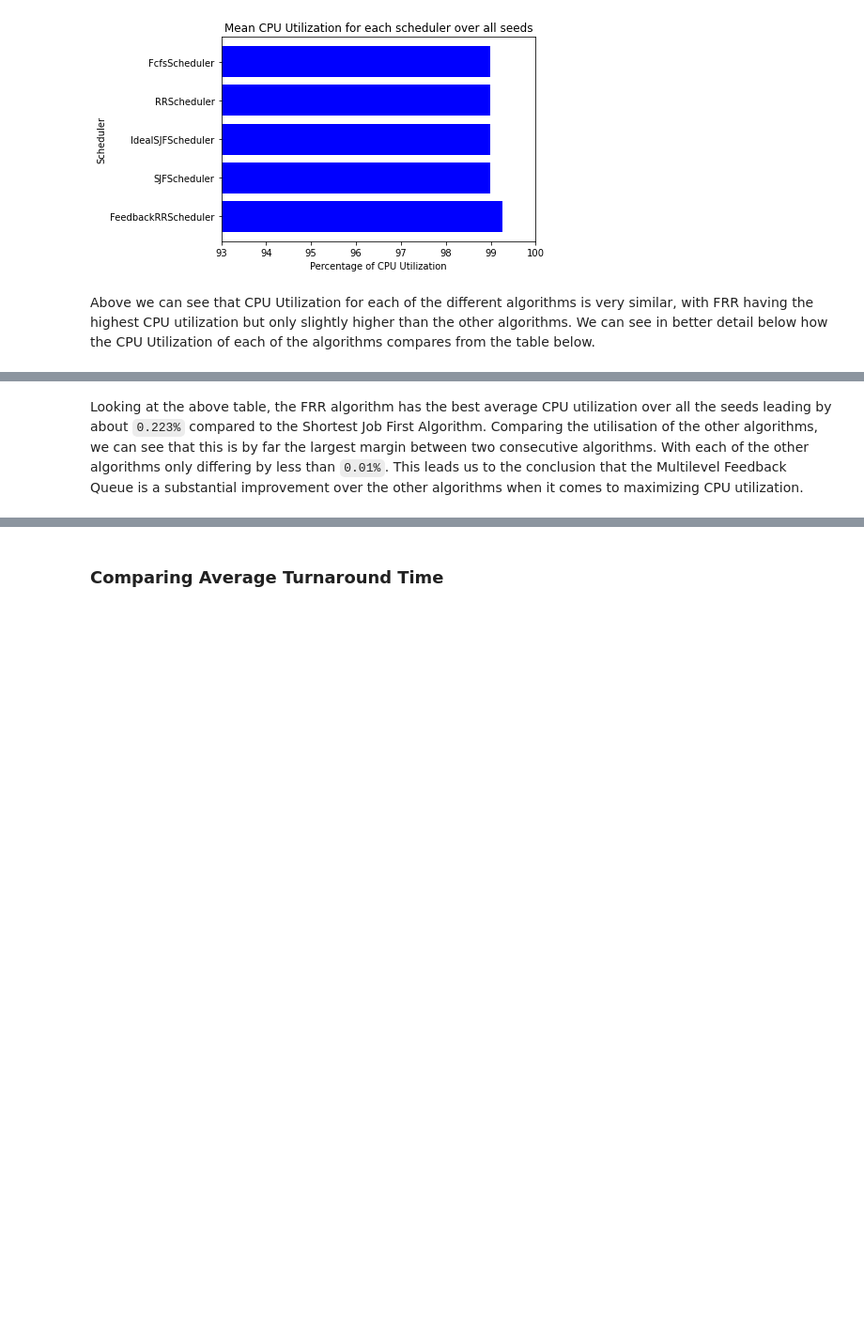
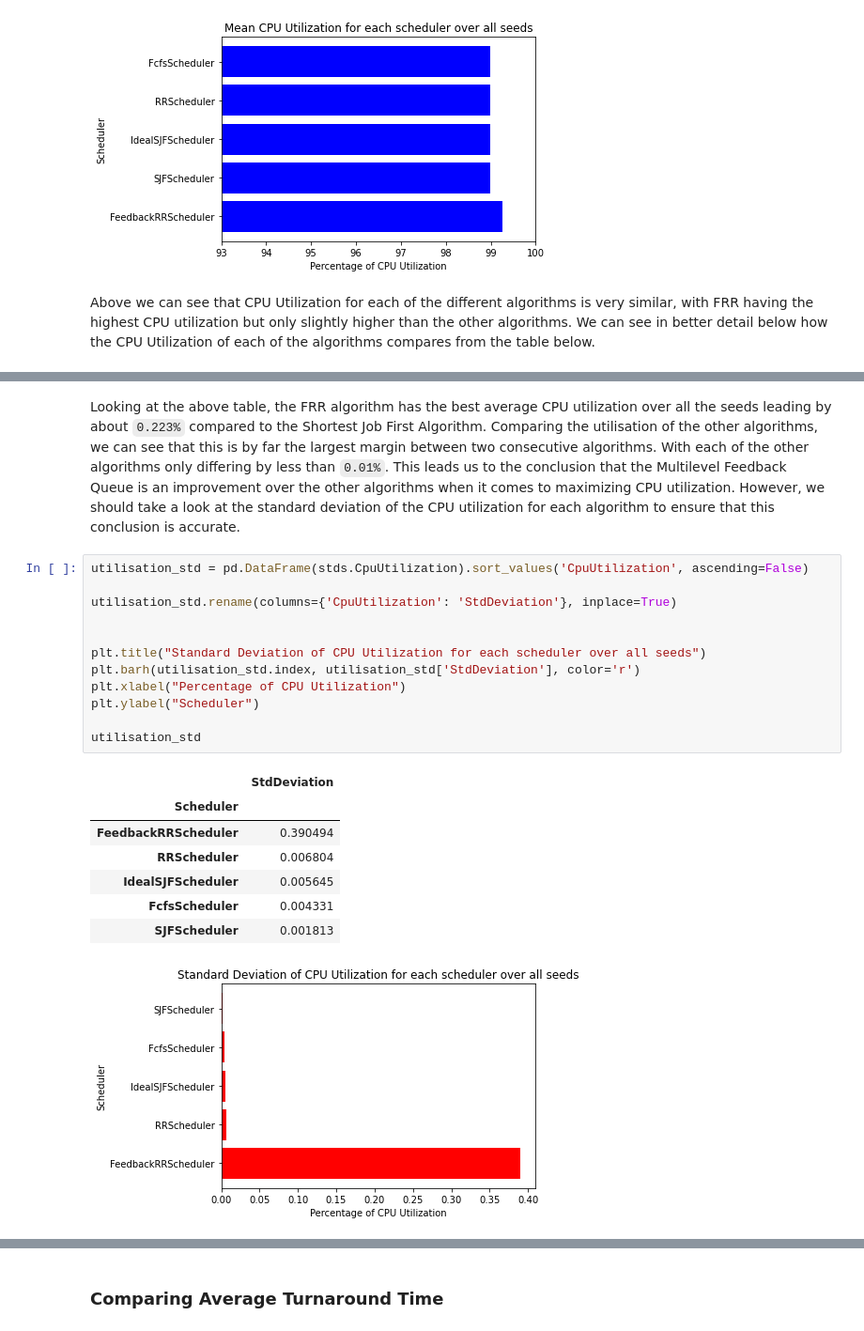
Before and after one commit to sammyhass/Operating-Systems-Coursework, a Jupyter notebook: report.ipynb, the cells around one changed output, grey strips where cells are left out. Shown at 94% size. Saved outputs shown, nothing was run; the diff lists cells and outputs as text; blank space fills up the shorter version.

```diff
--- a/report.ipynb
+++ b/report.ipynb
@@ -382,4 +410,25 @@ utilisation
 | RRScheduler | 98.992154 |
 | FcfsScheduler | 98.988893 |
 # %% [markdown]
-Looking at the above table, the FRR algorithm has the best average CPU utilization over all the seeds leading by about `0.223%` compared to the Shortest Job First Algorithm. Comparing the utilisation of the other algorithms, we can see that this is by far the largest margin between two consecutive algorithms. With each of the other algorithms only differing by less than `0.01%`. This leads us to the conclusion that the Multilevel Feedback Queue is a substantial improvement over the other algorithms when it comes to maximizing CPU utilization.
+Looking at the above table, the FRR algorithm has the best average CPU utilization over all the seeds leading by about `0.223%` compared to the Shortest Job First Algorithm. Comparing the utilisation of the other algorithms, we can see that this is by far the largest margin between two consecutive algorithms. With each of the other algorithms only differing by less than `0.01%`. This leads us to the conclusion that the Multilevel Feedback Queue is an improvement over the other algorithms when it comes to maximizing CPU utilization. However, we should take a look at the standard deviation of the CPU utilization for each algorithm to ensure that this conclusion is accurate.
+# %%
+utilisation_std = pd.DataFrame(stds.CpuUtilization).sort_values('CpuUtilization', ascending=False)
+
+utilisation_std.rename(columns={'CpuUtilization': 'StdDeviation'}, inplace=True)
+
+
+plt.title("Standard Deviation of CPU Utilization for each scheduler over all seeds")
+plt.barh(utilisation_std.index, utilisation_std['StdDeviation'], color='r')
+plt.xlabel("Percentage of CPU Utilization")
+plt.ylabel("Scheduler")
+
+utilisation_std
+# %% [output]
+|  | StdDeviation |
+| Scheduler |  |
+| FeedbackRRScheduler | 0.390494 |
+| RRScheduler | 0.006804 |
+| IdealSJFScheduler | 0.005645 |
+| FcfsScheduler | 0.004331 |
+| SJFScheduler | 0.001813 |
+[figure, added]
```
Also changed, not shown: parts of 70 cells of this notebook, 54 other files.
